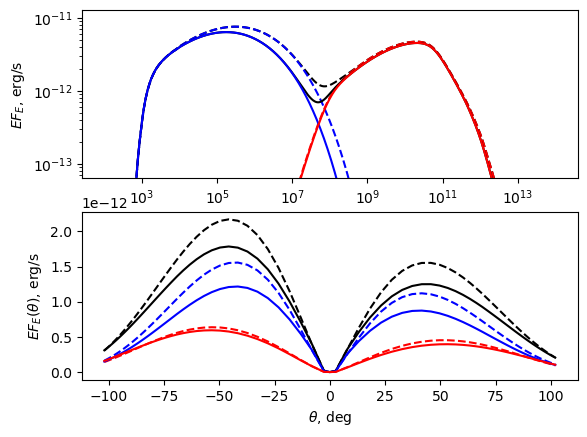
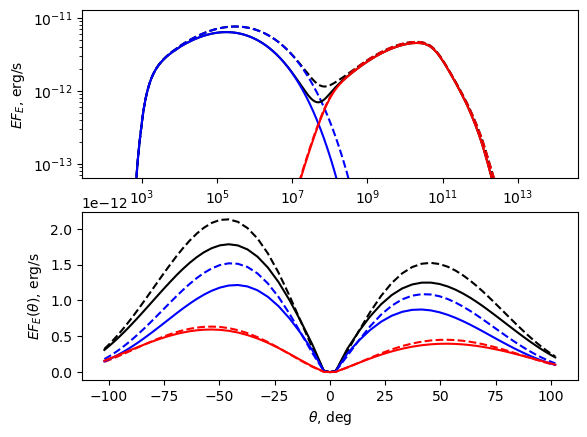
The change to this notebook cell's code, shown as a diff; its figure went from the first image to the second:
--- before
+++ after
@@ -1,35 +1,11 @@
-from ibsen import SpectrumIBS
 from ibsen.utils import trapz_loglog
 from scipy.optimize import curve_fit
-fix, ax = plt.subplots(nrows = 2, ncols = 1)
+fig, ax = plt.subplots(nrows = 2, ncols = 1)
 
-for method in ('simple', 'full'):
+for spec, method in zip((spec_simple, spec_full), ('simple', 'full')):
     ls = '-' if method == 'full' else '--'
-    spec = SpectrumIBS(sys_name=sys_name, 
-                       els=els, # els:ElectronsOnIBS class. Mandatory
-                       mechanisms = ['ic', 'syn'], # what nontermal mechanisms to use
-                       ic_ani = True, # whether to calculate IC as anisotropic. Default False
-                       method=method,
-                       delta_power=3, # The power p_delta (see above). Default is 3.
-                       lorentz_boost=True, # Whether to perform Lorentz boost B, u_g, and n(s, E). Default is True.
-                                                             
-                       abs_photoel=True, # Whether to include the TBabs-like photoelectric absorbtion. Default is False.
-                       nh_tbabs=0.8, # If abs_photoel=True, this is the N_H (in units of 10^22) to use. Default is 0.8. 
-                       abs_gg=True, # Whether to include the gamma-gamma absorbtion. Default False.
-                       
-                       distance = None # The distance to the system [cm]. Default is None. It will try to get the distance from the 
-                                       # parameters.
-                      )
+
+    # you can just do: spec.peek()
     
-    
-    E_ = np.logspace(2, 14, 500) 
-    (e_ph_here, # the grid of photon energies. It should be = E_, but I'm not sure hahhaaaa
-     sed_here, # the total SED from IBS: 1-d array of length len(e_ph_here)
-     sed_s_here # the SED from each point on IBS. 2-d array of shape (len(ibs.s), len(e_ph_here))
-    ) = spec.calculate(to_return=True, # If to return SED. Default is False
-                       e_ph = E_ # On which energies to calculate the spectrum. Default is np.logspace(2, 14, 1000).
-                        )
-    
-    # you can just do: spec.peek()
     #### Calculate the index of the spectrum in Swift energy range. 
     #### To avoid effects of absorbtion, perform fitting over (3, 10) keV.
@@ -37,7 +13,7 @@
     print(G_ind_swift)
     ###########################################################
-    emissiv_s = trapz_loglog(spec.sed_s/e_ph_here, e_ph_here, axis=1) # The total flux from the point on IBS
-    emissiv_s_sy = trapz_loglog(spec.sed_s_sy/e_ph_here, e_ph_here, axis=1)
-    emissiv_s_ic = trapz_loglog(spec.sed_s_ic/e_ph_here, e_ph_here, axis=1)
+    emissiv_s = trapz_loglog(spec.sed_s/spec.e_ph, spec.e_ph, axis=1) # The total flux from the point on IBS
+    emissiv_s_sy = trapz_loglog(spec.sed_s_sy/spec.e_ph, spec.e_ph, axis=1)
+    emissiv_s_ic = trapz_loglog(spec.sed_s_ic/spec.e_ph, spec.e_ph, axis=1)
     
     
@@ -57,7 +33,7 @@
     ax[0].set_xscale('log')
     ax[0].set_yscale('log')
-    sed_good = np.isfinite(sed_here)
-    ax[0].set_ylim(np.nanmax(sed_here[sed_good])/1e2,
-                   np.nanmax(sed_here[sed_good])*2)
+    sed_good = np.isfinite(spec.sed)
+    ax[0].set_ylim(np.nanmax(spec.sed[sed_good])/1e2,
+                   np.nanmax(spec.sed[sed_good])*2)
     ax[0].set_ylabel(r'$EF_E$, erg/s')
     ax[0].set_xlabel(r'$E$, eV')

Commit: spec restructuring and simple method redef